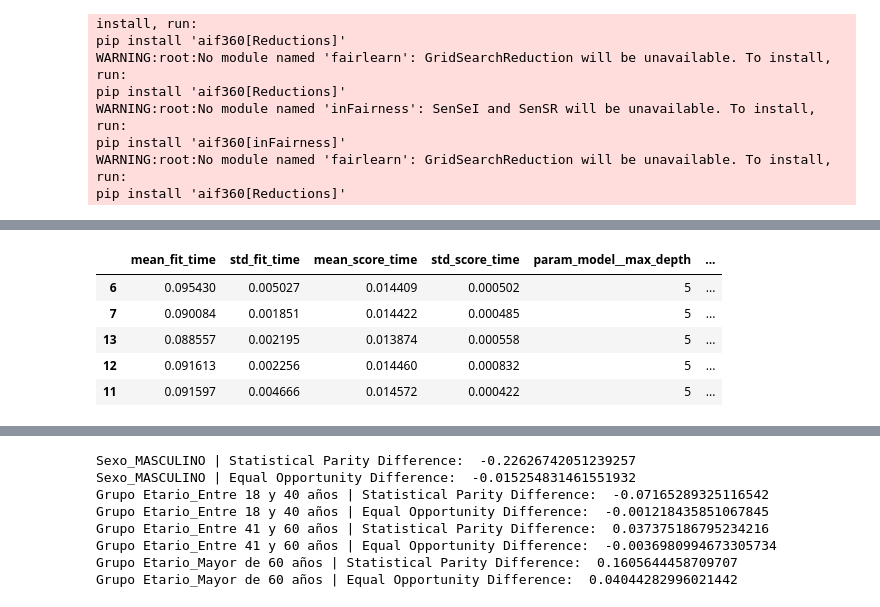
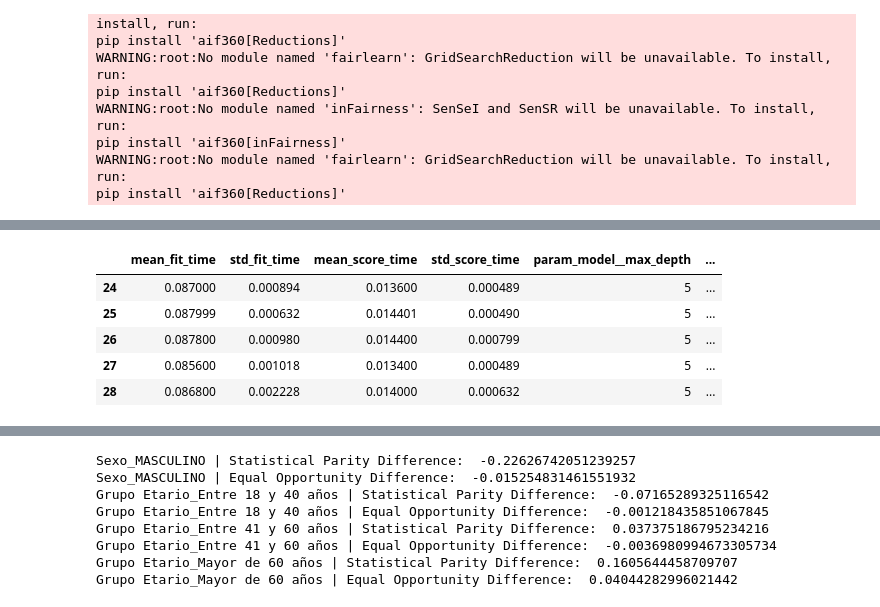
Before and after one commit to ojcastaneda/Proyecto-Desarrollo-de-Soluciones, a Jupyter notebook: training/final.ipynb, the cells around one changed output, grey strips where cells are left out. Saved outputs shown, nothing was run; the diff lists cells and outputs as text; code cells hidden in the pictures.

```diff
--- a/training/final.ipynb
+++ b/training/final.ipynb
@@ -154,23 +154,23 @@ Grupo Etario_Mayor de 60 años | Equal Opportunity Difference:  0.03415499048607
 # %%
 output_folder = f"{case_folder}/simple"
 grid, summary = cross_validation(
     [("model", DecisionTreeClassifier())],
     train_dataset,
     {
         "model__splitter": ["random", "best"],
-        "model__max_depth": [5, 8, 11],
+        "model__max_depth": [3, 5, 8],
         "model__min_samples_split": [2, 3, 4],
         "model__min_samples_leaf": [4, 5, 6],
     },
 )
 summary
 # %% [output]
 |  | mean_fit_time | std_fit_time | mean_score_time | std_score_time | param_model__max_depth | ... |
-| 6 | 0.095430 | 0.005027 | 0.014409 | 0.000502 | 5 | ... |
-| 7 | 0.090084 | 0.001851 | 0.014422 | 0.000485 | 5 | ... |
-| 13 | 0.088557 | 0.002195 | 0.013874 | 0.000558 | 5 | ... |
-| 12 | 0.091613 | 0.002256 | 0.014460 | 0.000832 | 5 | ... |
-| 11 | 0.091597 | 0.004666 | 0.014572 | 0.000422 | 5 | ... |
+| 24 | 0.087000 | 0.000894 | 0.013600 | 0.000489 | 5 | ... |
+| 25 | 0.087999 | 0.000632 | 0.014401 | 0.000490 | 5 | ... |
+| 26 | 0.087800 | 0.000980 | 0.014400 | 0.000799 | 5 | ... |
+| 27 | 0.085600 | 0.001018 | 0.013400 | 0.000489 | 5 | ... |
+| 28 | 0.086800 | 0.002228 | 0.014000 | 0.000632 | 5 | ... |
 # %%
 model = grid_report(grid, test_dataset, experiment)
 save_model(model, model_path(output_folder))
```
Also changed, not shown: parts of 9 cells of this notebook, 5 other files.
